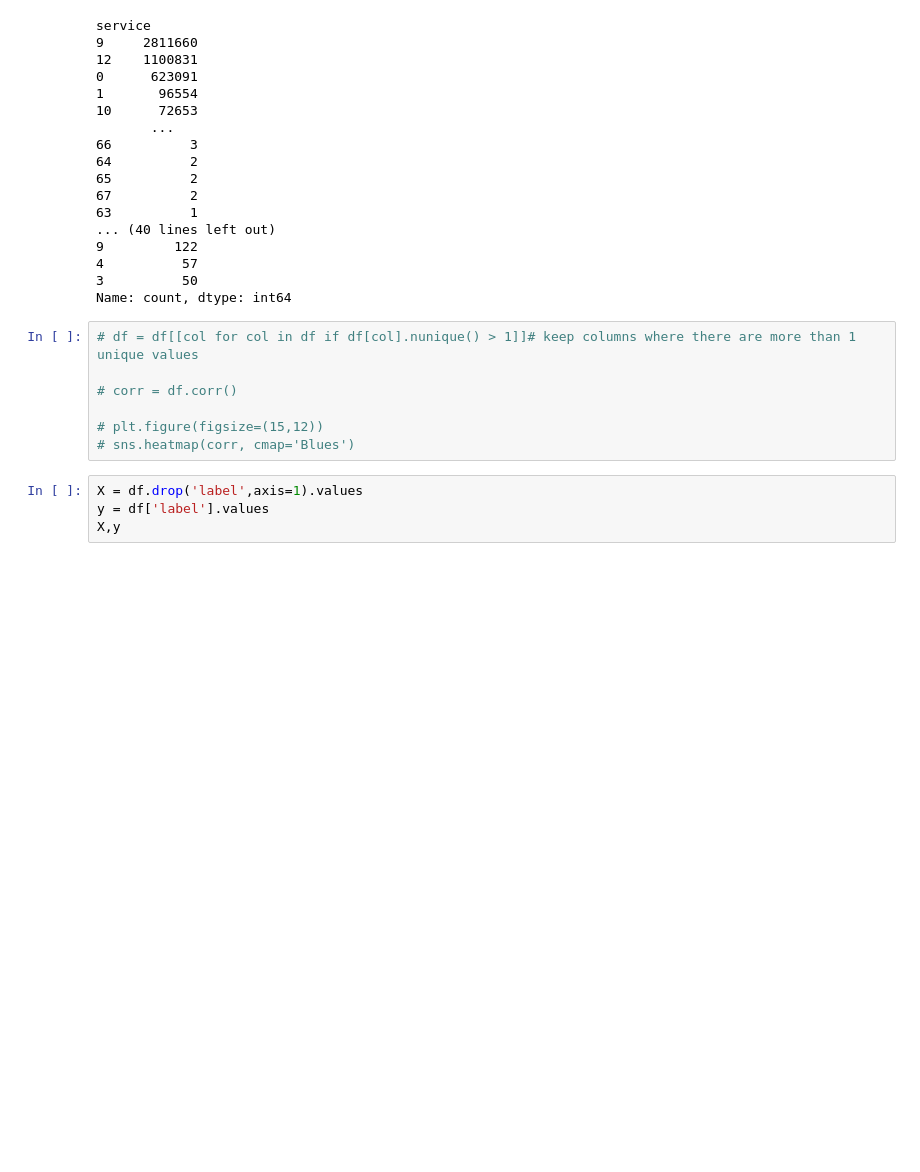
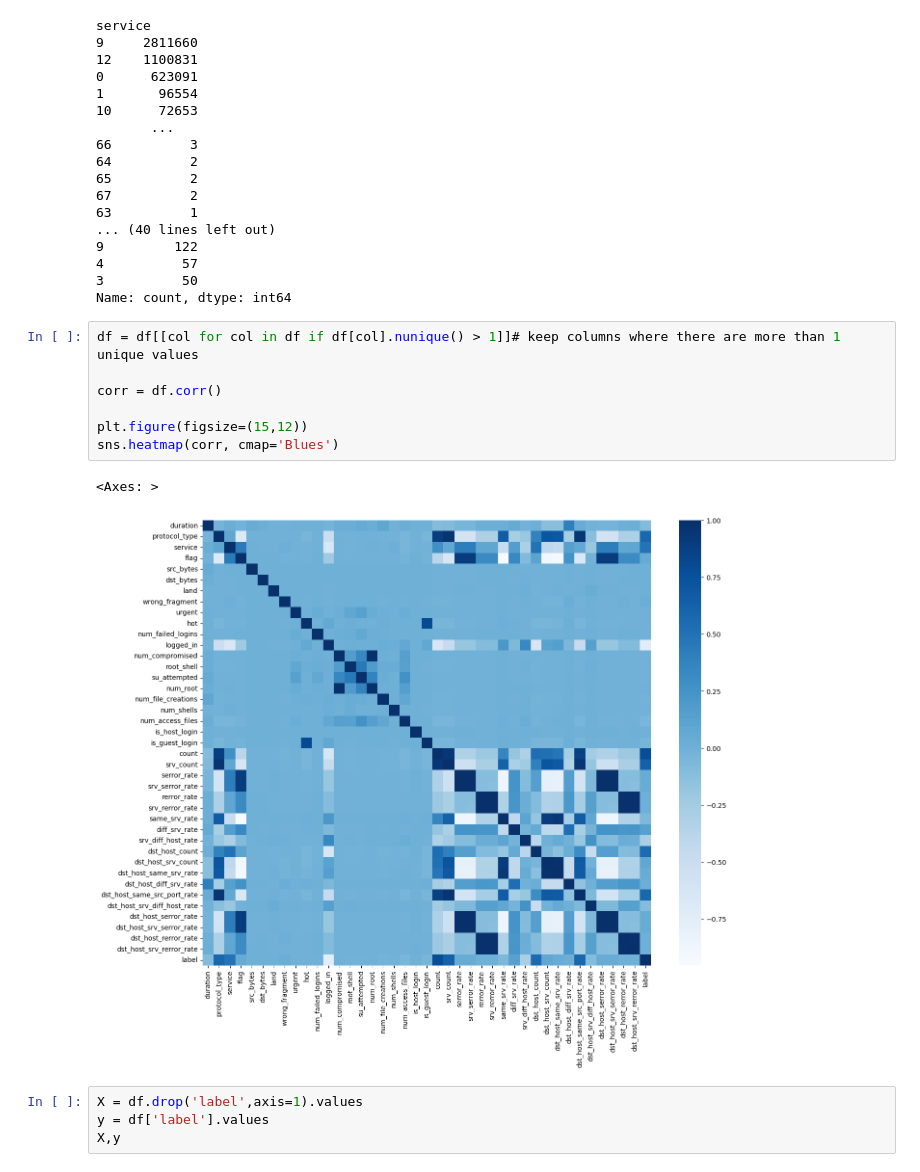
Before and after one commit to ashimdahal/zero_day_ATTACK_detection, a Jupyter notebook: cyber-innovations-lab-on-kdd-dataset.ipynb, the cells around one changed output. Drawn from its saved outputs; the diff is of its cells as text; blank space fills up the shorter version.

Commit message:
feat: added EDA graphs

```diff
--- a/cyber-innovations-lab-on-kdd-dataset.ipynb
+++ b/cyber-innovations-lab-on-kdd-dataset.ipynb
@@ -249,12 +249,15 @@ service
 3          50
 Name: count, dtype: int64
 # %%
-# df = df[[col for col in df if df[col].nunique() > 1]]# keep columns where there are more than 1 unique values
+df = df[[col for col in df if df[col].nunique() > 1]]# keep columns where there are more than 1 unique values
 
-# corr = df.corr()
+corr = df.corr()
 
-# plt.figure(figsize=(15,12))
-# sns.heatmap(corr, cmap='Blues')
+plt.figure(figsize=(15,12))
+sns.heatmap(corr, cmap='Blues')
+# %% [output]
+<Axes: >
+[figure, added]
 # %%
 X = df.drop('label',axis=1).values
 y = df['label'].values
```
Also changed, not shown: parts of 2 cells of this notebook.
